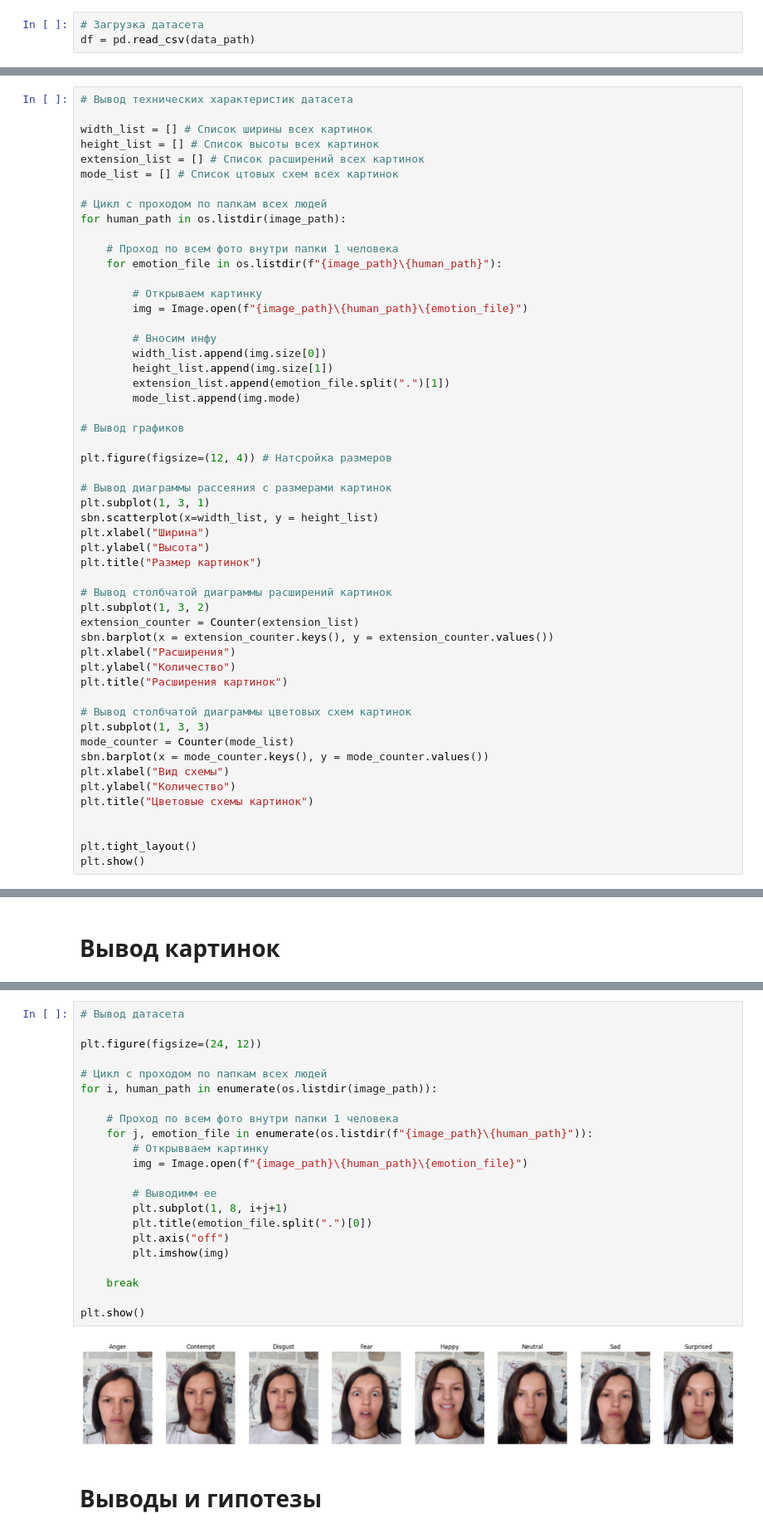
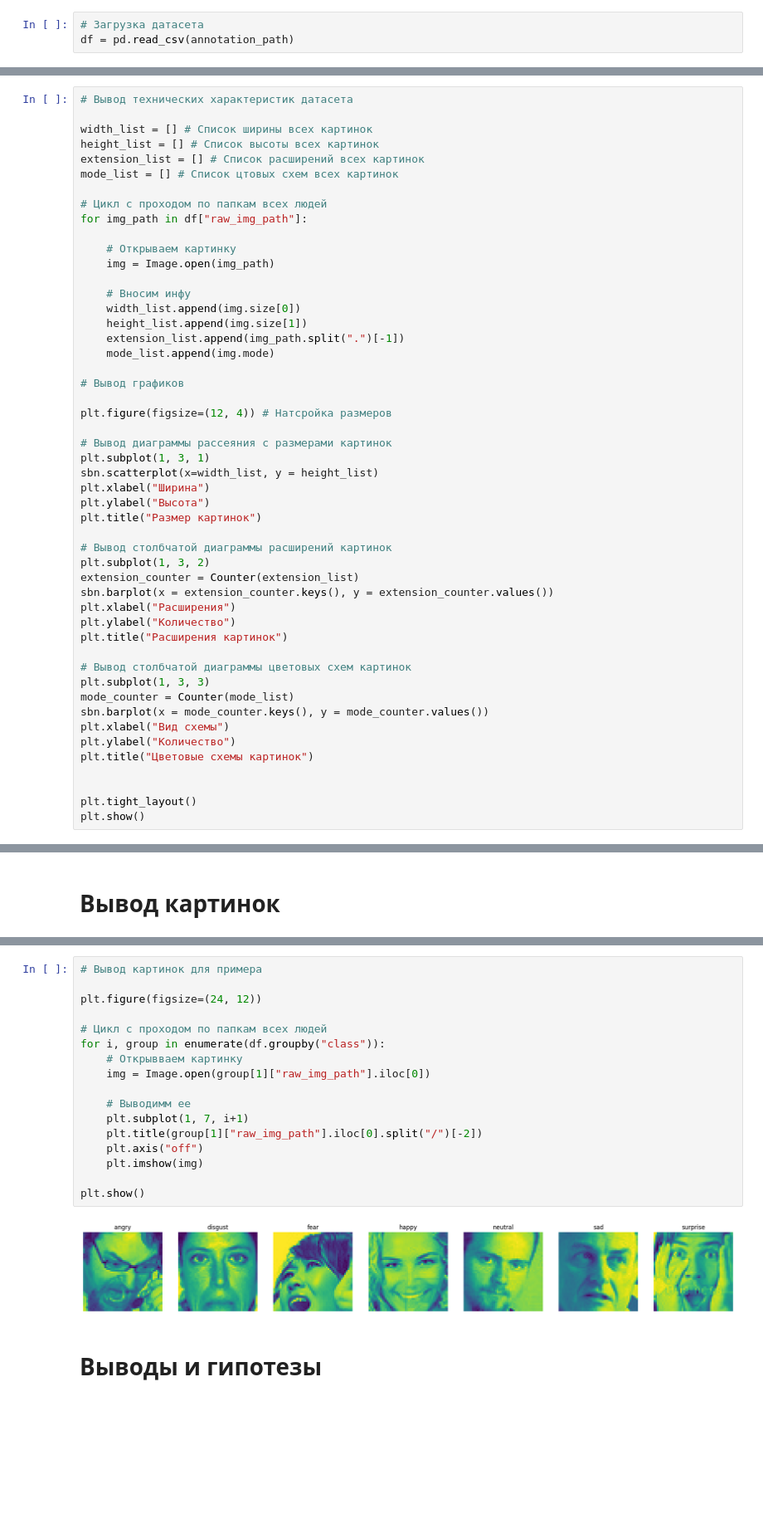
Before and after one commit to Yrkaa/Emotion-Classification, a Jupyter notebook: ml/notebooks/data_eda.ipynb, the cells around one changed output, grey strips where cells are left out. Shown at 83% size. Saved outputs shown, nothing was run; the diff lists cells and outputs as text; blank space fills up the shorter version.

Commit message:
Переработал eda и подготовку данных под датасет FER

```diff
--- a/ml/notebooks/data_eda.ipynb
+++ b/ml/notebooks/data_eda.ipynb
@@ -31,7 +31,7 @@ data_path = "../" + cfg["data"]["raw_csv"]
 Сначала загрузим датасет и проанализируем базовую информацию о нем:
 # %%
 # Загрузка датасета
-df = pd.read_csv(data_path)
+df = pd.read_csv(annotation_path)
 # %% [markdown]
 Выведем несколько примеров:
 # %%
@@ -132,19 +113,16 @@ extension_list = [] # Список расширений всех картино
 mode_list = [] # Список цтовых схем всех картинок
 
 # Цикл с проходом по папкам всех людей
-for human_path in os.listdir(image_path):
+for img_path in df["raw_img_path"]:
 
-    # Проход по всем фото внутри папки 1 человека
-    for emotion_file in os.listdir(f"{image_path}\{human_path}"):
+    # Открываем картинку
+    img = Image.open(img_path)
 
-        # Открываем картинку
-        img = Image.open(f"{image_path}\{human_path}\{emotion_file}")
-
-        # Вносим инфу
-        width_list.append(img.size[0])
-        height_list.append(img.size[1])
-        extension_list.append(emotion_file.split(".")[1])
-        mode_list.append(img.mode)
+    # Вносим инфу
+    width_list.append(img.size[0])
+    height_list.append(img.size[1])
+    extension_list.append(img_path.split(".")[-1])
+    mode_list.append(img.mode)
 
 # Вывод графиков
 
@@ -185,27 +163,22 @@ plt.show()
 # %%
-# Вывод датасета
+# Вывод картинок для примера
 
 plt.figure(figsize=(24, 12))
 
 # Цикл с проходом по папкам всех людей
-for i, human_path in enumerate(os.listdir(image_path)):
+for i, group in enumerate(df.groupby("class")):
+    # Открывваем картинку
+    img = Image.open(group[1]["raw_img_path"].iloc[0])
 
-    # Проход по всем фото внутри папки 1 человека
-    for j, emotion_file in enumerate(os.listdir(f"{image_path}\{human_path}")):
-        # Открывваем картинку
-        img = Image.open(f"{image_path}\{human_path}\{emotion_file}")
-
-        # Выводимм ее
-        plt.subplot(1, 8, i+j+1)
-        plt.title(emotion_file.split(".")[0])
-        plt.axis("off")
-        plt.imshow(img)
-
-    break
+    # Выводимм ее
+    plt.subplot(1, 7, i+1)
+    plt.title(group[1]["raw_img_path"].iloc[0].split("/")[-2])
+    plt.axis("off")
+    plt.imshow(img)
 
 plt.show()
 # %% [output]
-[figure, old version]
+[figure, new version]
 # %% [markdown]
 # Выводы и гипотезы
 # %% [markdown]
```
Also changed, not shown: parts of 16 cells of this notebook, 2 other files.
